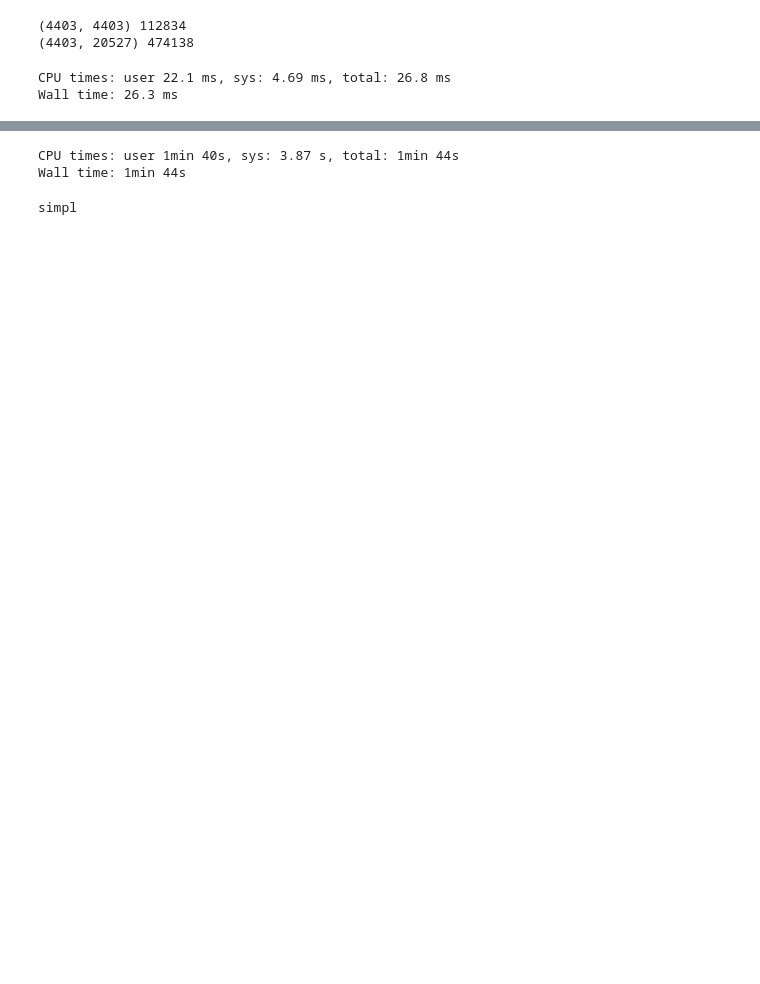
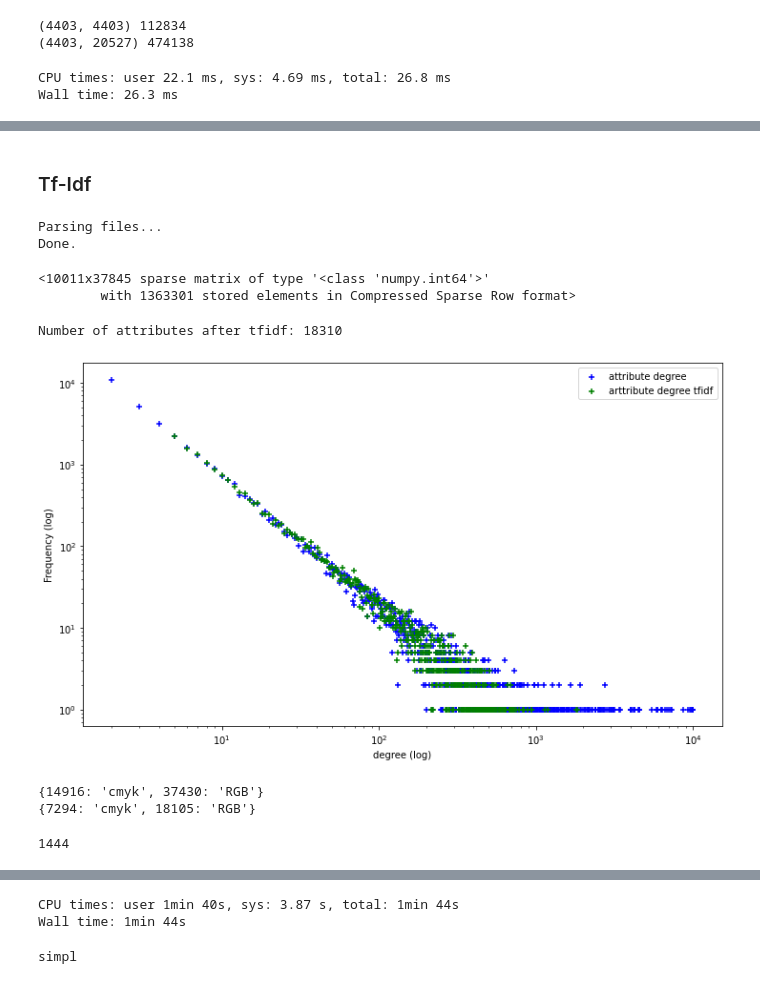
Before and after one commit to Co-MEG/CoMEG, a Jupyter notebook: notebooks/4_unexpected_concepts_custom_datasets.ipynb, the cells around one changed output, grey strips where cells are left out. Saved outputs shown, nothing was run; the diff lists cells and outputs as text; code cells hidden in the pictures; blank space fills up the shorter version.

```diff
--- a/notebooks/4_unexpected_concepts_custom_datasets.ipynb
+++ b/notebooks/4_unexpected_concepts_custom_datasets.ipynb
@@ -357,0 +389,69 @@ END FUNCTION
+# %% [markdown]
+### Tf-Idf
+# %%
+dataset = load_netset('wikivitals')
+
+adjacency = dataset.adjacency
+orig_biadjacency = dataset.biadjacency
+names = dataset.names
+orig_words = dataset.names_col
+labels = dataset.labels
+
+orig_biadjacency
+# %% [output]
+Parsing files...
+Done.
+<10011x37845 sparse matrix of type '<class 'numpy.int64'>'
+        with 1363301 stored elements in Compressed Sparse Row format>
+# %%
+# tfidf
+biadjacency = orig_biadjacency.copy()
+tfidf_biadjacency = TfIdf().fit_transform(biadjacency)
+tau = 0.01
+for i, val in enumerate(tfidf_biadjacency.data):
+    if val < tau:
+        biadjacency.data[i] = 0
+biadjacency.eliminate_zeros()
+
+global depth
+depth = 0
+
+# Initialization
+degs = get_degrees(biadjacency, transpose=True)
+
+# Degree of attribute = # articles in which it appears
+freq_attribute = get_degrees(biadjacency.astype(bool), transpose=True)
+index = np.flatnonzero((freq_attribute <= 10000) & (freq_attribute >= 5))
+
+# Filter data with index
+biadjacency = biadjacency[:, index]
+words = orig_words[index]
+freq_attribute = freq_attribute[index]
+degs = degs[index]
+print(f'Number of attributes after tfidf: {biadjacency.shape[1]}')
+
+# Order attributes according to their ascending degree
+# This allows to add first attributes that will generate bigger subgraphs
+sort_index = np.argsort(freq_attribute)
+sorted_degs = freq_attribute[sort_index]
+filt_biadjacency = biadjacency[:, sort_index]
+sorted_names_col = words[sort_index]
+
+g = list(range(adjacency.shape[0]))
+p = Pattern(g, set())
+p.attrs = set(p.intent(p.nodes, filt_biadjacency))
+candidates = list(range(filt_biadjacency.shape[1]))
+# %% [output]
+Number of attributes after tfidf: 18310
+# %%
+fig, ax = plt.subplots(1, 1, figsize=(12, 7))
+plot_distrib(get_degrees(orig_biadjacency, transpose=True), ax=ax, log=True, label='attribute degree')
+plot_distrib(degs, ax=ax, log=True, label='arttribute degree tfidf', color='g')
+# %% [output]
+[figure, added]
+# %%
+print({i:n for i, n in enumerate(orig_words) if n in ['cmyk', 'RGB']})
+print({i:n for i, n in enumerate(words) if n in ['cmyk', 'RGB']})
+# %% [output]
+{14916: 'cmyk', 37430: 'RGB'}
+{7294: 'cmyk', 18105: 'RGB'}
@@ -358,3 +467,4 @@ END FUNCTION
 # %%
-for c in pattern_list:
-    print(len(c.nodes), c.attrs)
+print(len(pattern_list))
+# %% [output]
+1444
```
Also changed, not shown: parts of 39 cells of this notebook.
